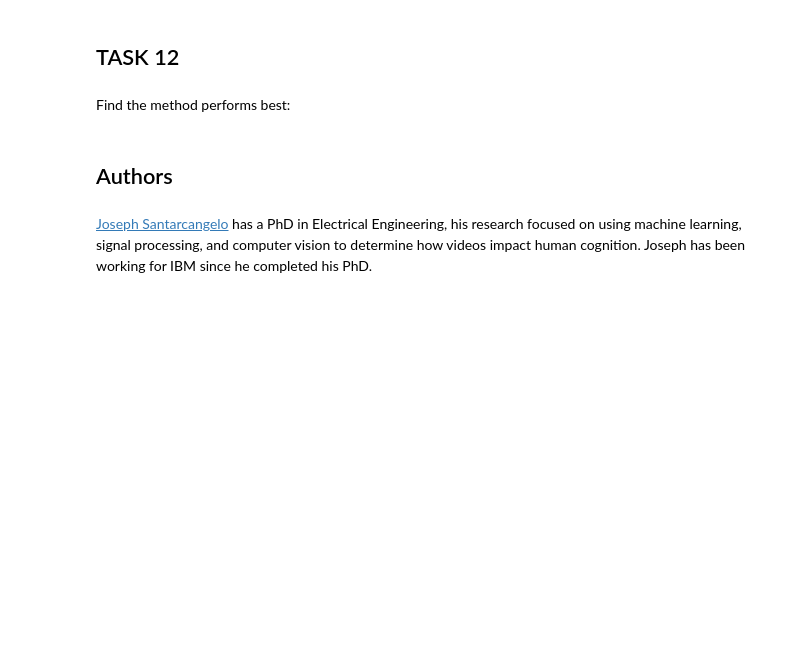
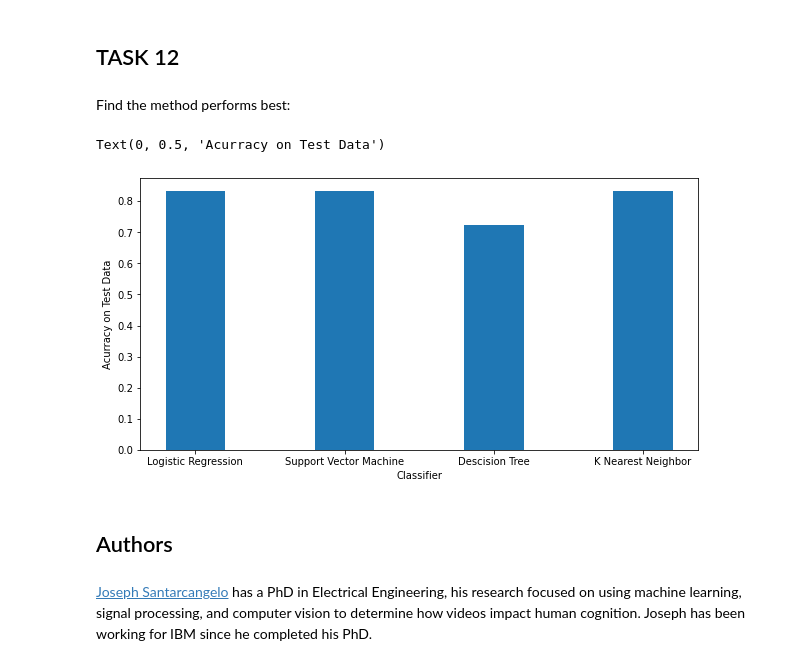
Before and after one commit to pjeggleston/IBM-Applied-Data-Science-Capstone, a Jupyter notebook: Week 4 SpaceX_Machine Learning Prediction_Part_5.ipynb, the cells around one changed output. Cells and saved outputs as stored; diff of their text form; code cells hidden in the pictures; blank space fills up the shorter version.

```diff
--- a/Week 4 SpaceX_Machine Learning Prediction_Part_5.ipynb
+++ b/Week 4 SpaceX_Machine Learning Prediction_Part_5.ipynb
@@ -230,6 +232,7 @@ accuracy : 0.8482142857142856
 # %% [markdown]
 Calculate the accuracy on the test data using the method <code>score</code>:
 # %%
+SVMscore = svm_cv.score(X_test, Y_test)
 svm_cv.score(X_test, Y_test)
 # %% [output]
 0.8333333333333334
@@ -317,6 +321,7 @@ accuracy : 0.8482142857142858
 # %% [markdown]
 Calculate the accuracy of tree_cv on the test data using the method <code>score</code>:
 # %%
+KNNscore = knn_cv.score(X_test, Y_test)
 knn_cv.score(X_test, Y_test)
 # %% [output]
 0.8333333333333334
@@ -332,7 +337,23 @@ plot_confusion_matrix(Y_test,yhat)
 # %% [markdown]
 Find the method performs best:
 # %%
-# All methods appear to have the same number of false positives and negatives, however the Decision Tree scored the highest accuracy with 0.944.
+# All methods appear to have a similar number of false positives and negatives, however the Decision Tree scored lower than the others.
+adjuster = -.0
+AccuracyResults = {'Logistic Regression':(LogRegScore+adjuster), 'Support Vector Machine':(SVMscore+adjuster), 'Descision Tree':(DescTreeScore+adjuster),'K Nearest Neighbor':(KNNscore+adjuster)}
+methods = list(AccuracyResults.keys())
+values = list(AccuracyResults.values())
+# %%
+fig = plt.figure(figsize = (10, 5))
+
+# creating the bar plot
+plt.bar(methods, values, bottom = (-adjuster),
+        width = 0.4)
+
+plt.xlabel("Classifier")
+plt.ylabel("Acurracy on Test Data")
+# %% [output]
+Text(0, 0.5, 'Acurracy on Test Data')
+[figure, added]
 # %% [markdown]
 ## Authors
 # %% [markdown]
```
Also changed, not shown: parts of 4 cells of this notebook.
